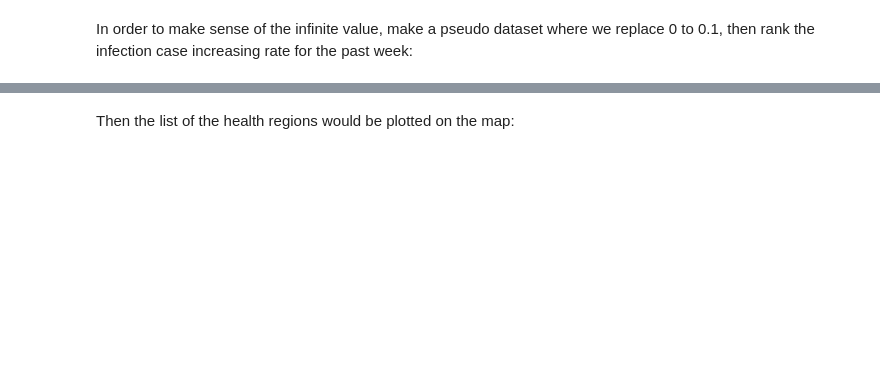
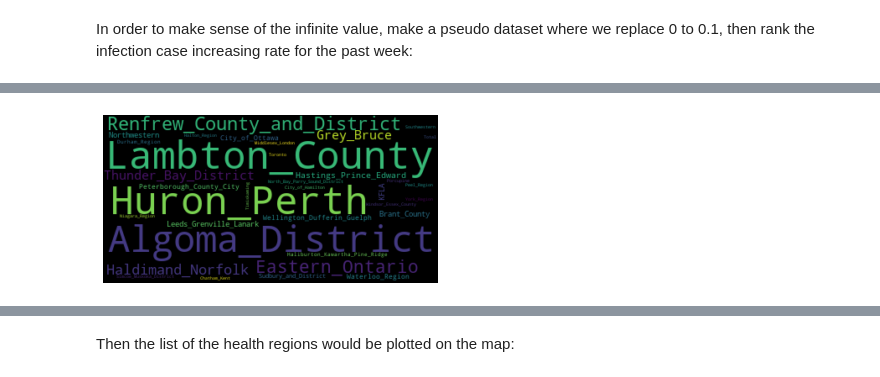
Before and after one commit to keqideng/data_analysis_portfolio_project, a Jupyter notebook: ontario_covid_analysis/ontario_covid_analysis.ipynb, the cells around one changed output, grey strips where cells are left out. Cells and saved outputs as stored; diff of their text form; code cells hidden in the pictures; blank space fills up the shorter version.

```diff
--- a/ontario_covid_analysis/ontario_covid_analysis.ipynb
+++ b/ontario_covid_analysis/ontario_covid_analysis.ipynb
@@ -277,4 +278,15 @@ Southwestern                     -13.316667
 dtype: float64
+# %%
+phu_change_rate_df = pd.DataFrame(phu_change_rate)
+phu_change_rate_df.columns = ['change_rate']
+
+text = ' '.join(phu for phu in phu_change_rate_df.index)
+wc = wordcloud.WordCloud().generate(text=text)
+plt.imshow(wc, interpolation='bilinear')
+plt.axis("off")
+plt.show()
+# %% [output]
+[figure, added]
 # %%
 '''
 Here we can get a list of health regions
```
Also changed, not shown: parts of 14 cells of this notebook, 1 other file.
